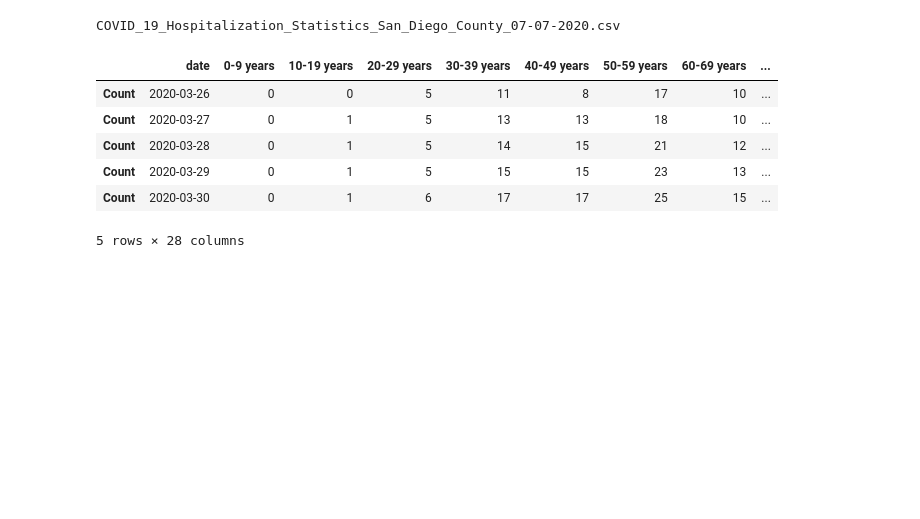
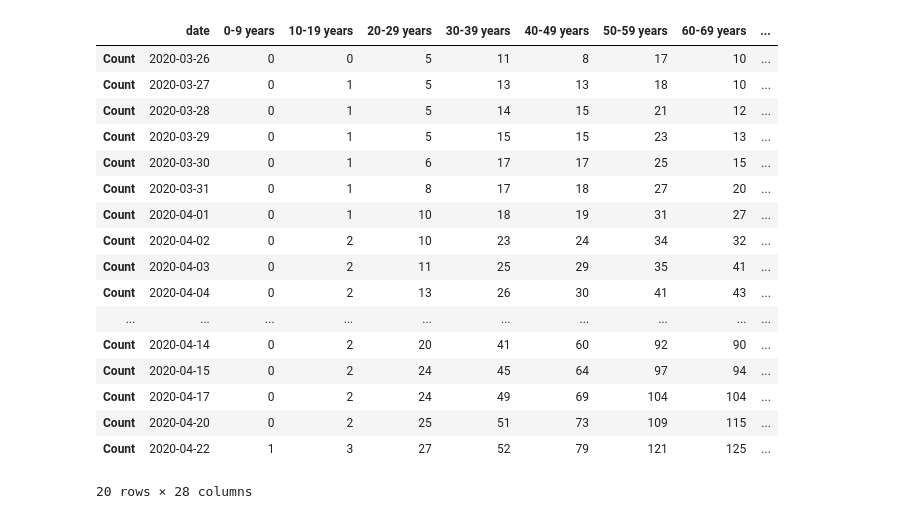
Before and after one commit to eshulok/SDCovid19, a Jupyter notebook: Notebooks/San Diego County Covid19 Hospitalizations.ipynb, the cells around one changed output. Drawn from its saved outputs; the diff is of its cells as text; code cells hidden in the pictures; blank space fills up the shorter version.

```diff
--- a/Notebooks/San Diego County Covid19 Hospitalizations.ipynb
+++ b/Notebooks/San Diego County Covid19 Hospitalizations.ipynb
@@ -39,43 +39,49 @@ for link in soup.findAll("a"):
     if current_link.endswith('csv') and current_link.count('Hospitalizations') == 1:
 
         #get file date which is right before the file extension
         mylist = current_link.split("%20")
         datestr = mylist[3].split('.')[0]
 
         #convert date string to date object
         date = dt.datetime.strptime(datestr, dateformat)
         if last_date == None or last_date < date:
             last_date = date
 
         # Read the source file, but use the first column as an index
         df = pd.read_csv(folder_url + current_link, index_col=0)
 
         # Transpose the frame, which puts the row lables as column labels.
         df = df.T
 
         df['date'] = date
 
         frames.append(df)
 
 df = pd.concat(frames, sort=True) # Concatenate all of the transposed frames
 
 # Move the date column to the front.
 date_col = df.pop('date')
 df.insert(0,'date',date_col)
 
 df.sort_values(by=['date'], inplace=True, ascending=True)
 
-filename = 'COVID_19_Hospitalization_Statistics_San_Diego_County_%s.csv' % last_date.strftime(dateformat)
-print(filename)
-
-df.to_csv(filename, index=False)# The index column is useless, so drop it.
-df.head()
+df.head(20)
 # %% [output]
+|  | date | 0-9 years | 10-19 years | 20-29 years | 30-39 years | 40-49 years | 50-59 years | 60-69 years | ... |
+| Count | 2020-03-26 | 0 | 0 | 5 | 11 | 8 | 17 | 10 | ... |
+| Count | 2020-03-27 | 0 | 1 | 5 | 13 | 13 | 18 | 10 | ... |
+| Count | 2020-03-28 | 0 | 1 | 5 | 14 | 15 | 21 | 12 | ... |
+| Count | 2020-03-29 | 0 | 1 | 5 | 15 | 15 | 23 | 13 | ... |
+| Count | 2020-03-30 | 0 | 1 | 6 | 17 | 17 | 25 | 15 | ... |
+| Count | 2020-03-31 | 0 | 1 | 8 | 17 | 18 | 27 | 20 | ... |
+| Count | 2020-04-01 | 0 | 1 | 10 | 18 | 19 | 31 | 27 | ... |
+| Count | 2020-04-02 | 0 | 2 | 10 | 23 | 24 | 34 | 32 | ... |
+| Count | 2020-04-03 | 0 | 2 | 11 | 25 | 29 | 35 | 41 | ... |
+| Count | 2020-04-04 | 0 | 2 | 13 | 26 | 30 | 41 | 43 | ... |
+| ... | ... | ... | ... | ... | ... | ... | ... | ... | ... |
+| Count | 2020-04-14 | 0 | 2 | 20 | 41 | 60 | 92 | 90 | ... |
+| Count | 2020-04-15 | 0 | 2 | 24 | 45 | 64 | 97 | 94 | ... |
+| Count | 2020-04-17 | 0 | 2 | 24 | 49 | 69 | 104 | 104 | ... |
+| Count | 2020-04-20 | 0 | 2 | 25 | 51 | 73 | 109 | 115 | ... |
+| Count | 2020-04-22 | 1 | 3 | 27 | 52 | 79 | 121 | 125 | ... |
-COVID_19_Hospitalization_Statistics_San_Diego_County_07-07-2020.csv
+20 rows × 28 columns
-|  | date | 0-9 years | 10-19 years | 20-29 years | 30-39 years | 40-49 years | 50-59 years | 60-69 years | ... |
-| Count | 2020-03-26 | 0 | 0 | 5 | 11 | 8 | 17 | 10 | ... |
-| Count | 2020-03-27 | 0 | 1 | 5 | 13 | 13 | 18 | 10 | ... |
-| Count | 2020-03-28 | 0 | 1 | 5 | 14 | 15 | 21 | 12 | ... |
-| Count | 2020-03-29 | 0 | 1 | 5 | 15 | 15 | 23 | 13 | ... |
-| Count | 2020-03-30 | 0 | 1 | 6 | 17 | 17 | 25 | 15 | ... |
-5 rows × 28 columns
```
Also changed, not shown: parts of 2 cells of this notebook, 2 other files.
